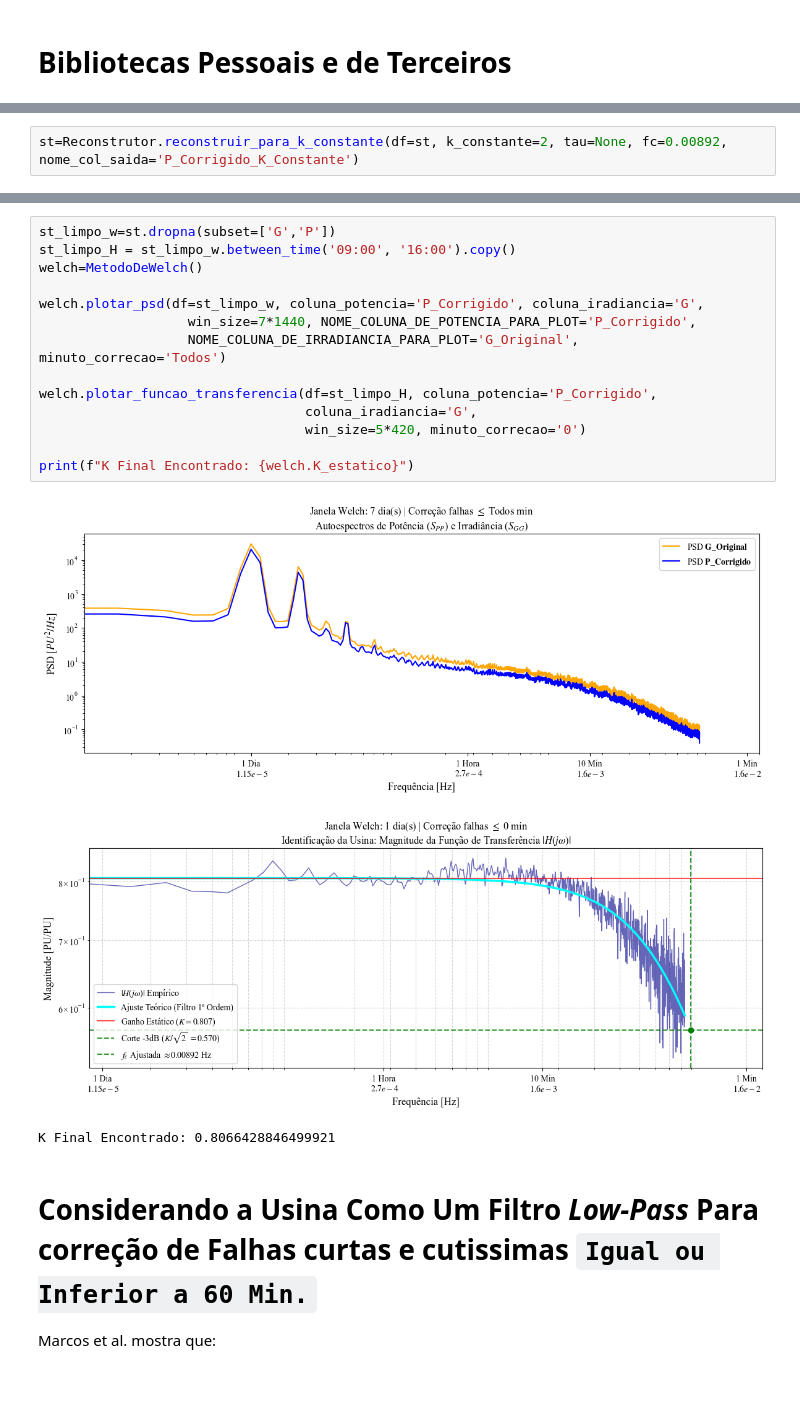
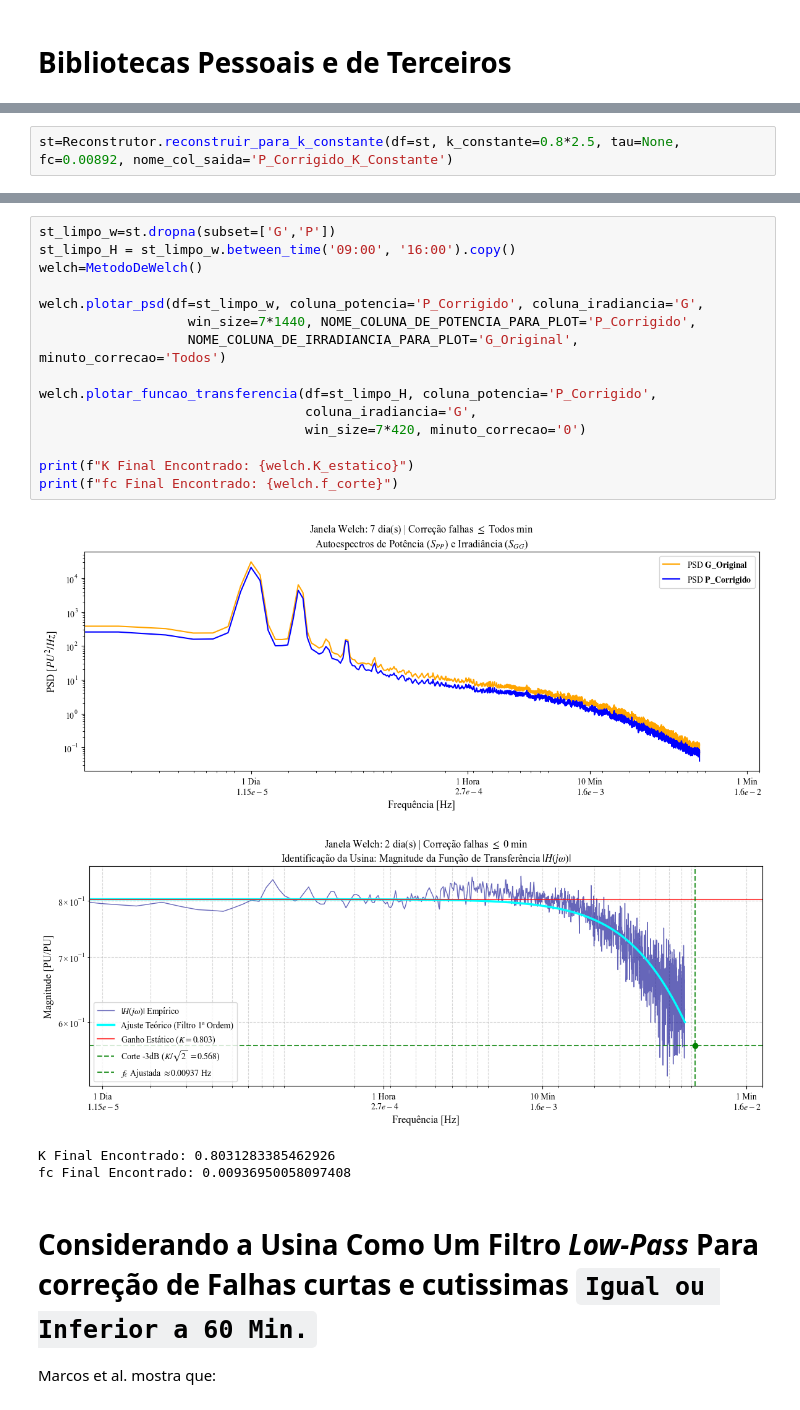
Before and after one commit to gustavodiasz/Modelagem_Dinamica_Usina_FV, a Jupyter notebook: Analise Dos Dados Da Usina De Petrolina.ipynb, the cells around one changed output, grey strips where cells are left out. Cells and saved outputs as stored; diff of their text form.

```diff
--- a/Analise Dos Dados Da Usina De Petrolina.ipynb
+++ b/Analise Dos Dados Da Usina De Petrolina.ipynb
@@ -39,3 +107,3 @@ st = Reconstrutor.reconstruir_potencia_integral_analitica(df=st, col_k='Ganho Da
 # %%
-st=Reconstrutor.reconstruir_para_k_constante(df=st, k_constante=2, tau=None, fc=0.00892, nome_col_saida='P_Corrigido_K_Constante')
+st=Reconstrutor.reconstruir_para_k_constante(df=st, k_constante=0.8*2.5, tau=None, fc=0.00892, nome_col_saida='P_Corrigido_K_Constante')
 # %%
@@ -55,21 +130,23 @@ plt.show()
 # %%
 st_limpo_w=st.dropna(subset=['G','P'])
 st_limpo_H = st_limpo_w.between_time('09:00', '16:00').copy()
 welch=MetodoDeWelch()
 
 welch.plotar_psd(df=st_limpo_w, coluna_potencia='P_Corrigido', coluna_iradiancia='G',
                    win_size=7*1440, NOME_COLUNA_DE_POTENCIA_PARA_PLOT='P_Corrigido',
                    NOME_COLUNA_DE_IRRADIANCIA_PARA_PLOT='G_Original', minuto_correcao='Todos')
 
 welch.plotar_funcao_transferencia(df=st_limpo_H, coluna_potencia='P_Corrigido',
                                   coluna_iradiancia='G',
-                                  win_size=5*420, minuto_correcao='0')
+                                  win_size=7*420, minuto_correcao='0')
 
 print(f"K Final Encontrado: {welch.K_estatico}")
+print(f"fc Final Encontrado: {welch.f_corte}")
 # %% [output]
 [figure]
-[figure, old version]
+[figure, new version]
-K Final Encontrado: 0.8066428846499921
+K Final Encontrado: 0.8031283385462926
+fc Final Encontrado: 0.00936950058097408
 # %% [markdown]
 # Considerando a Usina Como Um Filtro _Low-Pass_ Para correção de Falhas curtas e cutissimas `Igual ou Inferior a 60 Min.`
 
```
Also changed, not shown: parts of 7 cells of this notebook, 4 other files.
